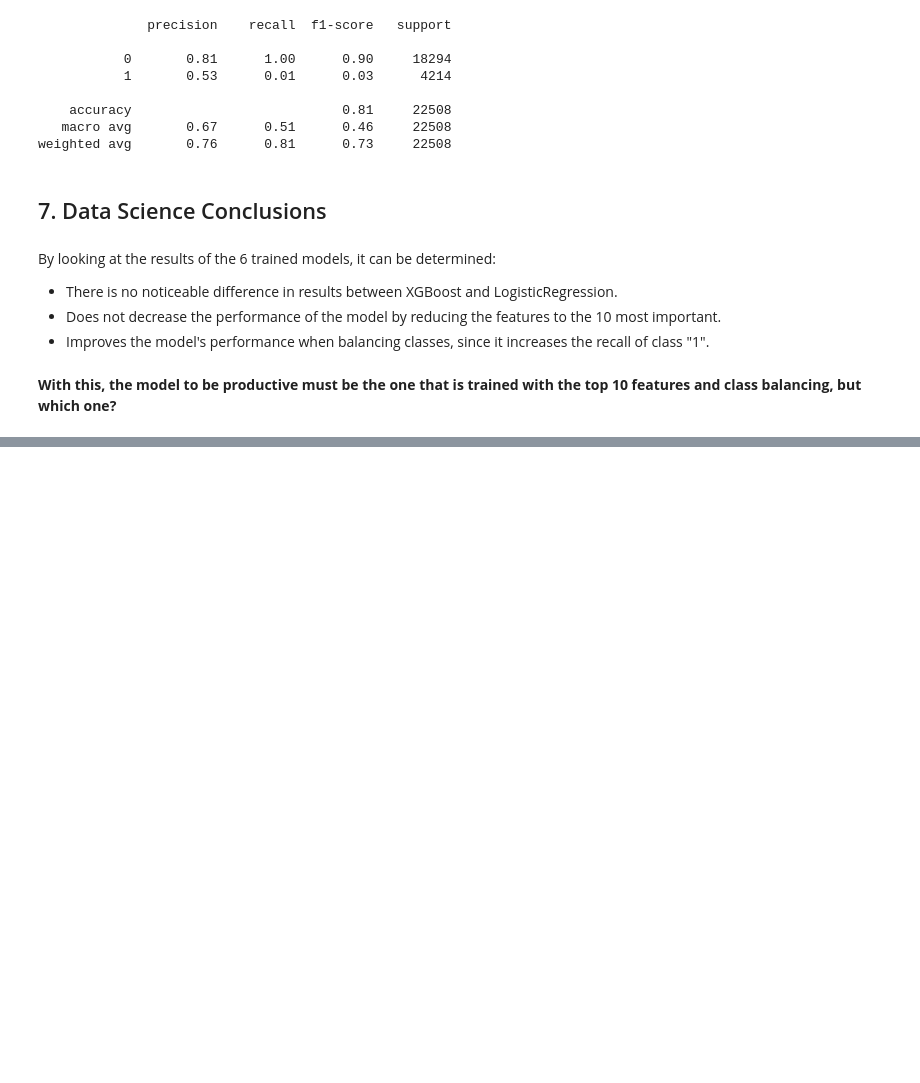
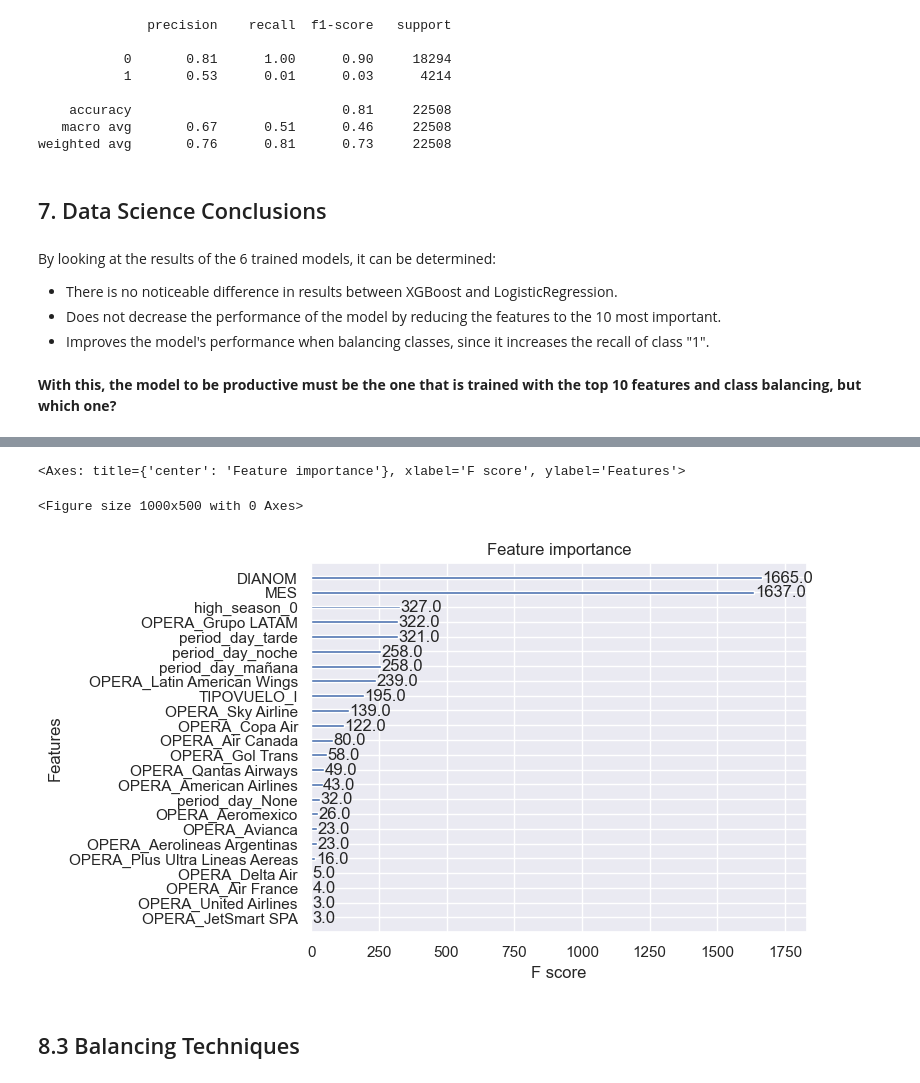
Before and after one commit to adnwalker/latam-challenge, a Jupyter notebook: challenge/exploration.ipynb, the cells around one changed output, grey strips where cells are left out. Drawn from its saved outputs; the diff is of its cells as text; code cells hidden in the pictures; blank space fills up the shorter version.

Commit message:
dev: model selection. SNR

```diff
--- a/challenge/exploration.ipynb
+++ b/challenge/exploration.ipynb
@@ -596,0 +600,3 @@ By looking at the results of the 6 trained models, it can be determined:
+# %%
+# Based on the DS varaibles job
+training_data = shuffle(data[['OPERA', 'MES', 'TIPOVUELO', 'DIANOM', 'high_season', 'period_day','delay']], random_state = 111)
@@ -596,0 +629,14 @@ By looking at the results of the 6 trained models, it can be determined:
+# %%
+# Map dictionary for days
+dianom_dict = {
+    'lunes': 1,
+    'martes': 2,
+    'miercoles': 3,
+    'jueves': 4,
+    'viernes': 5,
+    'sabado': 6,
+    'domingo': 7
+}
+
+training_data['DIANOM'] = training_data['DIANOM'].str.lower().map(dianom_dict)
+training_data.sample(2)
@@ -596,0 +723,3 @@ By looking at the results of the 6 trained models, it can be determined:
+# %%
+xgb_model = xgb.XGBClassifier(random_state=1, learning_rate=0.01)
+xgb_model.fit(X_train_processed_df, y_train2)
@@ -596,0 +738,9 @@ By looking at the results of the 6 trained models, it can be determined:
+# %%
+xgboost_y_preds = xgb_model.predict(X_test_processed_df)
+xgboost_y_preds = [1 if y_pred > 0.5 else 0 for y_pred in xgboost_y_preds]
+plt.figure(figsize = (10,5))
+plot_importance(xgb_model)
+# %% [output]
+<Axes: title={'center': 'Feature importance'}, xlabel='F score', ylabel='Features'>
+<Figure size 1000x500 with 0 Axes>
+[figure, added]
@@ -596,0 +749,2 @@ By looking at the results of the 6 trained models, it can be determined:
+# %% [markdown]
+## 8.3 Balancing Techniques
```
Also changed, not shown: parts of 23 cells of this notebook.
